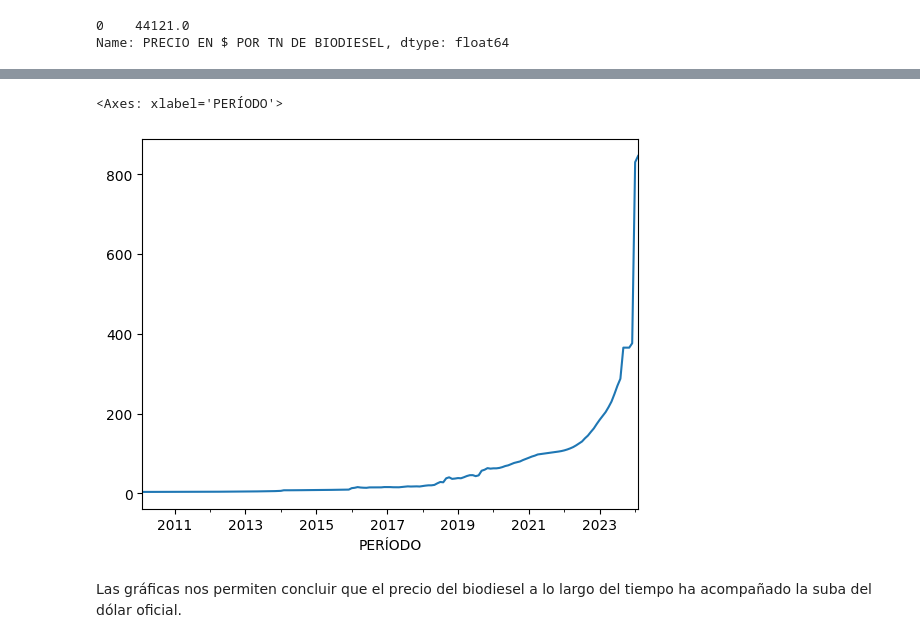
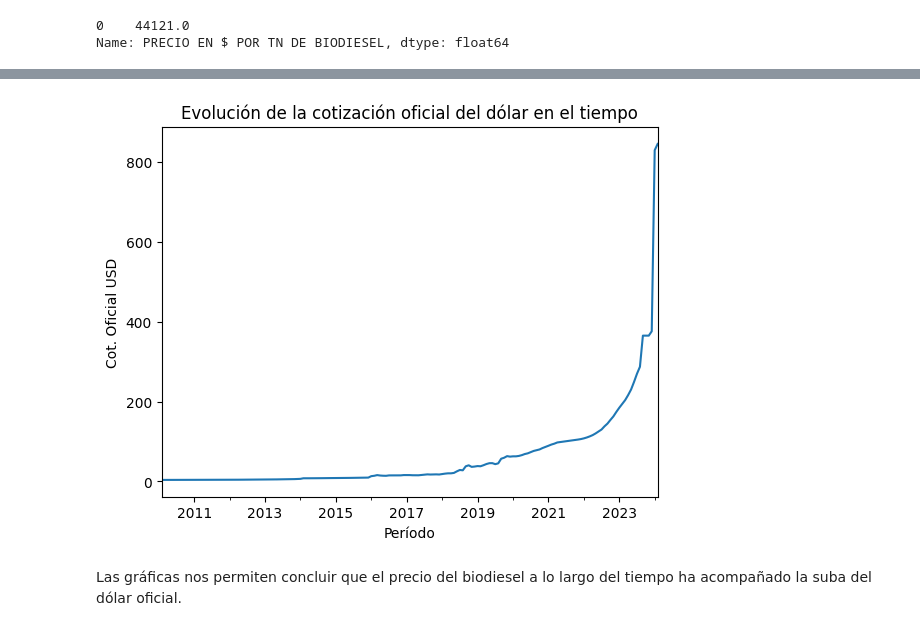
Before and after one commit to ejr271292/Proyecto, a Jupyter notebook: ProyectoDS_Parte1_Ruiz_Emanuel.ipynb, the cells around one changed output, grey strips where cells are left out. Saved outputs shown, nothing was run; the diff lists cells and outputs as text; code cells hidden in the pictures.

```diff
--- a/ProyectoDS_Parte1_Ruiz_Emanuel.ipynb
+++ b/ProyectoDS_Parte1_Ruiz_Emanuel.ipynb
@@ -633,9 +742,13 @@ precio_por_tn.plot.line()
 # %%
 #Evolución de la cotización oficial del dólar en el tiempo:
 cotizacion_oficial = biodiesel_df.groupby(biodiesel_df['PERÍODO'])['COT. OFICIAL USD '].mean()
 cotizacion_oficial.plot.line()
+
+plt.xlabel('Período')
+plt.ylabel('Cot. Oficial USD')
+plt.title('Evolución de la cotización oficial del dólar en el tiempo')
+plt.show()
 # %% [output]
-<Axes: xlabel='PERÍODO'>
-[figure, old version]
+[figure, new version]
 # %% [markdown]
 Las gráficas nos permiten concluir que el precio del biodiesel a lo largo del tiempo ha acompañado la suba del dólar oficial.
```
Also changed, not shown: parts of 158 cells of this notebook.
